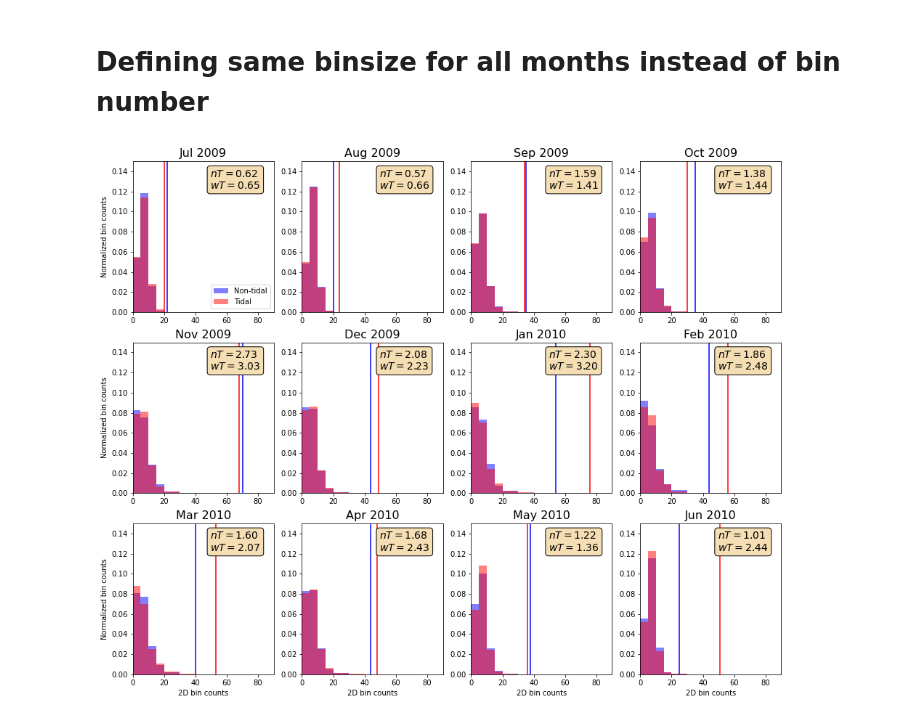
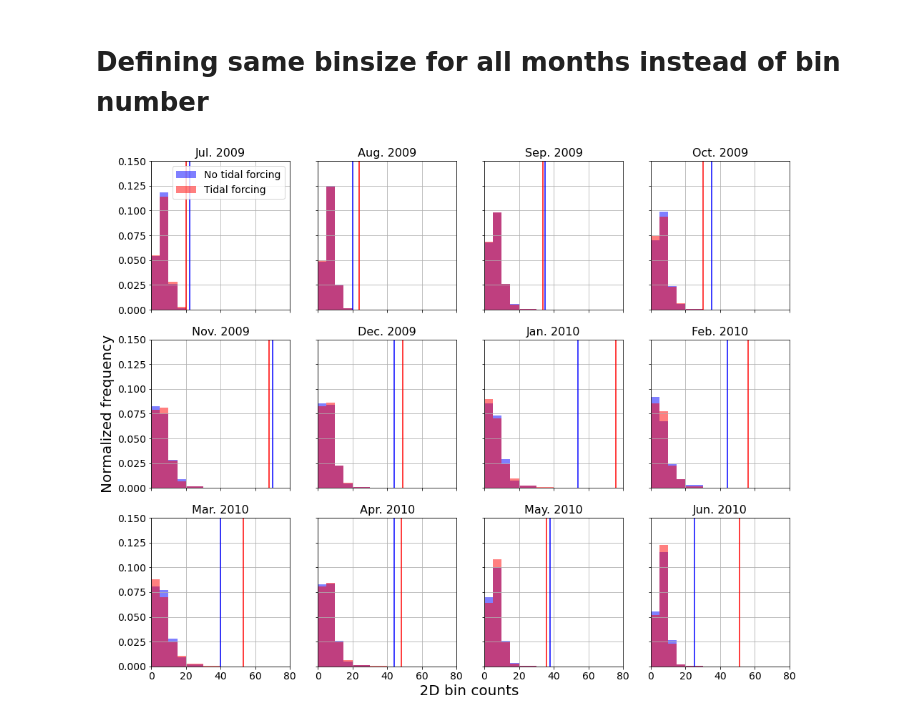
Before and after one commit to OceanParcels/Azores_TidalForcing, a Jupyter notebook: Figures/fig_05.ipynb, the cells around one changed output. Saved outputs shown, nothing was run; the diff lists cells and outputs as text; code cells hidden in the pictures.

Commit message:
Adding more Figures codes and Calculations folder

```diff
--- a/Figures/fig_05.ipynb
+++ b/Figures/fig_05.ipynb
@@ -197,32 +197,67 @@ ymax_1d = .15
 bins_list = [0, 5, 10, 15, 20, 30, 40, 50, 60, 70, 80, 90]
 # specify bin start and end points
 # %%
+xmax_1d = 80
+
 fig = plt.figure(figsize=(16,13)) #(17,5)
 
 #cbar_ticks = [0.005, 0.0055, 0.006, 0.0065, 0.007, 0.0075, 0.008, 0.0085, 0.009]
 
 gs = gridspec.GridSpec(3, 4)#, width_ratios=[.33, .33, .33]) #, .01])
 #axC = plt.subplot(gs[:, -1])
 
-counts_nT = np.ones((12, 60*40)) * np.nan
-counts_wT = np.ones((12, 60*40)) * np.nan
 
 for ii in range(0, len(ntitles)):
     ax1 = plt.subplot(gs[ii])
-    skw_2D_nT, counts_nT[ii,:] = plot_hist1d_particles_b(dsps_nT[ii], ax1, bins_list, ntitles[ii], labelf='Non-tidal', ncolor='b')
-    skw_2D_wT, counts_wT[ii,:] = plot_hist1d_particles_b(dsps_wT[ii], ax1, bins_list, ntitles[ii], labelf='Tidal', ncolor='r')
+
+    ntitle = ntitles[ii]
+    ######
+    # Title
+    if ntitle in ntitles[0:6]:
+        nyear = '2009'
+    elif ntitle in ntitles[6::]:
+        nyear = '2010'
+    else:
+        print('Error nyear')
+        dgdsgsg
+
+    strtitle = ntitle + '. ' + nyear
+    ax1.set_title(strtitle, size=16)
+    ######
+
+    ax1.hist(counts_nT[ii,:], bins=bins_list, density=True, alpha=.5, label='No tidal forcing', color='b')
+    ax1.set_ylim([0, ymax_1d])
+    ax1.set_xlim([0, xmax_1d])
+    ax1.axvline(x=counts_nT[ii,:].max(), color='b')
+
+    ax1.hist(counts_wT[ii,:], bins=bins_list, density=True, alpha=.5, label='Tidal forcing', color='r')
+    ax1.set_ylim([0, ymax_1d])
+    ax1.set_xlim([0, xmax_1d])
+    ax1.axvline(x=counts_wT[ii,:].max(), color='r')
+
+    #skw_2D_wT, _ = plot_hist1d_particles_b(dsps_wT[ii], ax1, bins_list, ntitles[ii], labelf='Tidal', ncolor='r')
+    ax1.grid()
+    ax1.tick_params(axis='both', which='major', labelsize=14)
+
     if ii == 0:
-        ax1.legend(loc='lower right')
-    if ((ii==0) | (ii==4) | (ii ==8)):
-        ax1.set_ylabel('Normalized bin counts')
-    if ((ii ==8) | (ii==9) | (ii==10) | (ii==11)):
-        ax1.set_xlabel('2D bin counts')
-    textstr = '\n'.join((
-    r'$nT=%.2f$' % (skw_2D_nT, ),
-    r'$wT=%.2f$' % (skw_2D_wT, )))
+        ax1.legend(loc=0, fontsize=14)
+    if ((ii==4)):
+        ax1.set_ylabel('Normalized frequency', size=20) # Normalized bin counts
+    if ((ii==9)):
+        ax1.set_xlabel('                                    2D bin counts', size=20)
+    if ii<8 :
+        ax1.axes.xaxis.set_ticklabels([])
+    if (ii != 0) & (ii != 4) & (ii != 8) :
+        ax1.axes.yaxis.set_ticklabels([])
+#     textstr = '\n'.join((
+#     r'$nT=%.2f$' % (skw_2D_nT, ),
+#     r'$wT=%.2f$' % (skw_2D_wT, )))
+#     # place a text box in upper left in axes coords
+#     ax1.text(0.55, 0.95, textstr, transform=ax1.transAxes, fontsize=14,
+#         verticalalignment='top', bbox=props)
 
-    # place a text box in upper left in axes coords
-    ax1.text(0.55, 0.95, textstr, transform=ax1.transAxes, fontsize=14,
-        verticalalignment='top', bbox=props)
+plt.savefig('figs/' + 'hist1d_nT_wT_monthly_nobox.jpg', dpi=300)
+
+plt.show()
 # %% [output]
-[figure, old version]
+[figure, new version]
```
Also changed, not shown: parts of 2 cells of this notebook, 4 other files.
